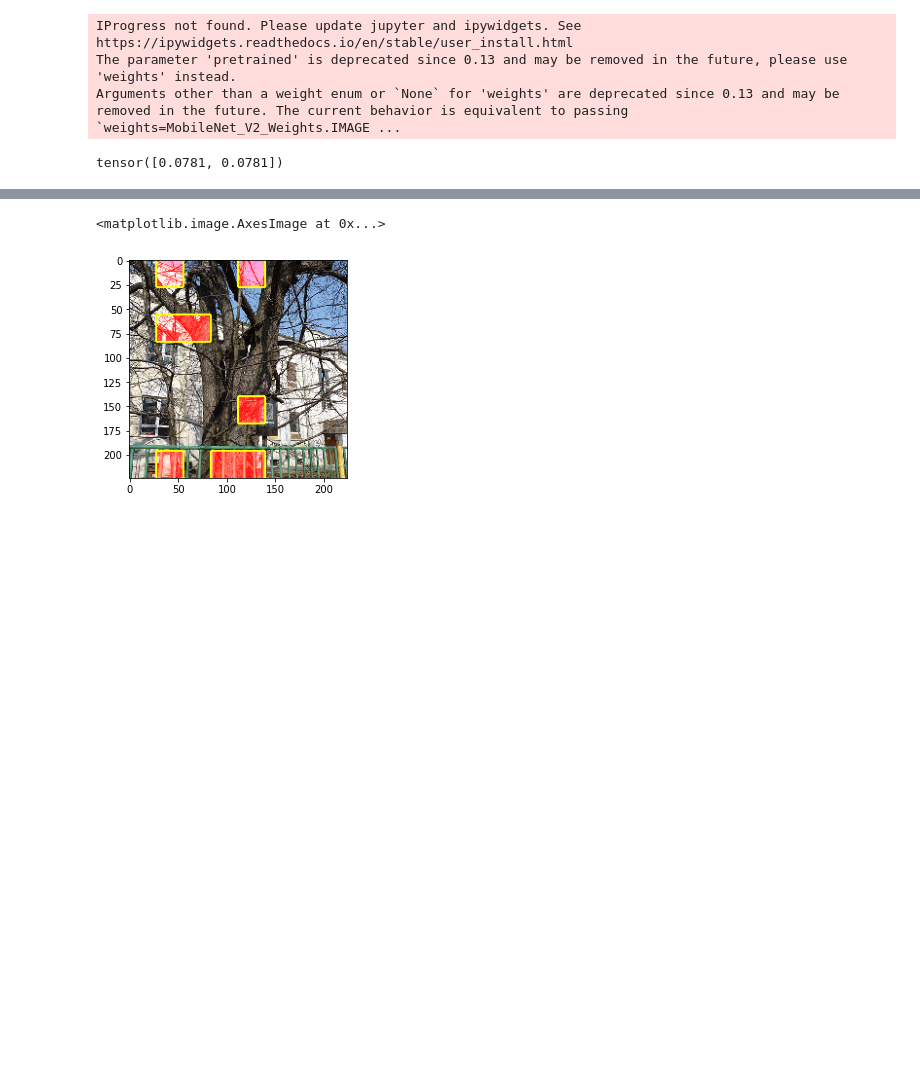
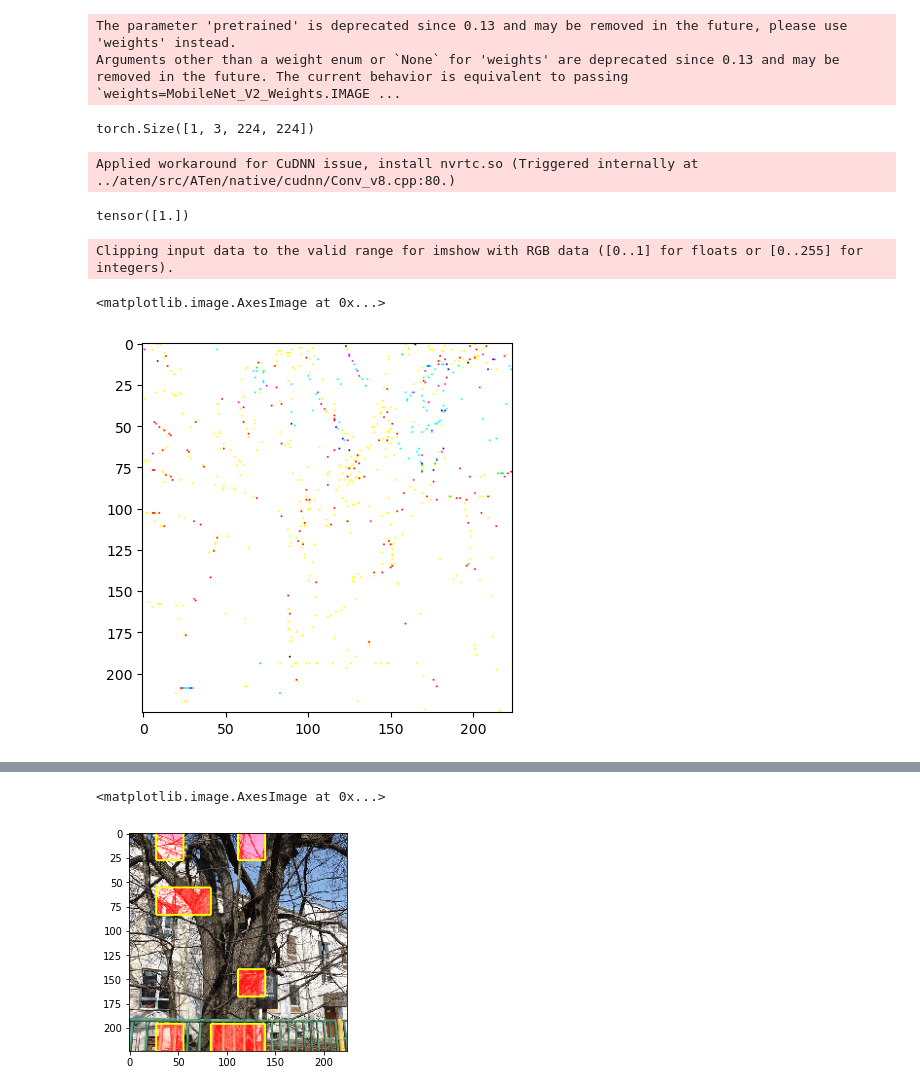
Before and after one commit to ShaileshSridhar2403/exlib, a Jupyter notebook: notebooks/imagenet.ipynb, the cells around one changed output, grey strips where cells are left out. Cells and saved outputs as stored; diff of their text form; code cells hidden in the pictures; blank space fills up the shorter version.

Commit message:
Fix bugs in sop and other explainers

```diff
--- a/notebooks/imagenet.ipynb
+++ b/notebooks/imagenet.ipynb
@@ -9,35 +9,45 @@ import torch.nn.functional as F
 import shap
 
 model = torchvision.models.mobilenet_v2(pretrained=True, progress=False)
+model = model.cuda()
 model.eval()
 X, y = shap.datasets.imagenet50()
 
-X = torch.from_numpy(X).permute(0,3,1,2).float()[0:2]
-# y = torch.from_numpy(y).long()[0:2] these labels are garbage
+X = torch.from_numpy(X).permute(0,3,1,2).float()[0:1]
+X.shape
+# y = torch.from_numpy(y).long()[0:2] #these labels are garbage
 # %% [output]
-IProgress not found. Please update jupyter and ipywidgets. See https://ipywidgets.readthedocs.io/en/stable/user_install.html
 The parameter 'pretrained' is deprecated since 0.13 and may be removed in the future, please use 'weights' instead.
 Arguments other than a weight enum or `None` for 'weights' are deprecated since 0.13 and may be removed in the future. The current behavior is equivalent to passing `weights=MobileNet_V2_Weights.IMAGE ...
+torch.Size([1, 3, 224, 224])
 # %%
-from exlib.explainers.torch_explainer import TorchImageLime, TorchImageSHAP
+from exlib.explainers.lime import LimeImageCls
 from exlib.explainers.common import patch_segmenter
 from exlib.evaluators.attributions import NNZ
 
 
 eik = {
     "segmentation_fn": patch_segmenter,
-    "top_labels": 5,
+    "top_labels": 1000,
     "hide_color": 0,
     "num_samples": 1000
 }
 gimk = {
     "positive_only": False
 }
-explainer = TorchImageLime(model,
+explainer = LimeImageCls(model,
                       explain_instance_kwargs=eik,
                       get_image_and_mask_kwargs=gimk)
 evaluator = NNZ()
-expln = explainer(X)
+expln = explainer(X, torch.tensor([0]))
 evaluator(X,expln.attributions, normalize=True)
 # %% [output]
-tensor([0.0781, 0.0781])
+Applied workaround for CuDNN issue, install nvrtc.so (Triggered internally at ../aten/src/ATen/native/cudnn/Conv_v8.cpp:80.)
+tensor([1.])
+# %%
+import matplotlib.pyplot as plt
+plt.imshow(X[0].permute(1,2,0).cpu().numpy())
+# %% [output]
+Clipping input data to the valid range for imshow with RGB data ([0..1] for floats or [0..255] for integers).
+<matplotlib.image.AxesImage at 0x...>
+[figure, added]
```
Also changed, not shown: parts of 10 cells of this notebook, 7 other files.
